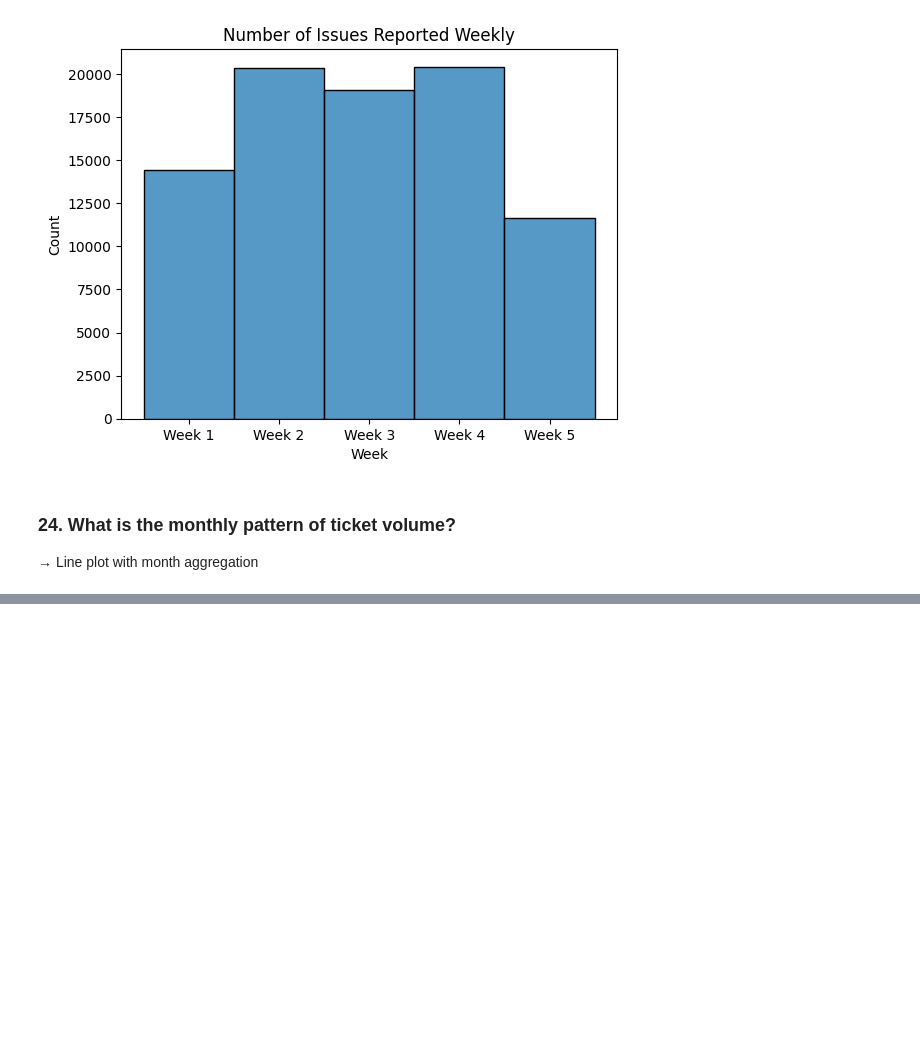
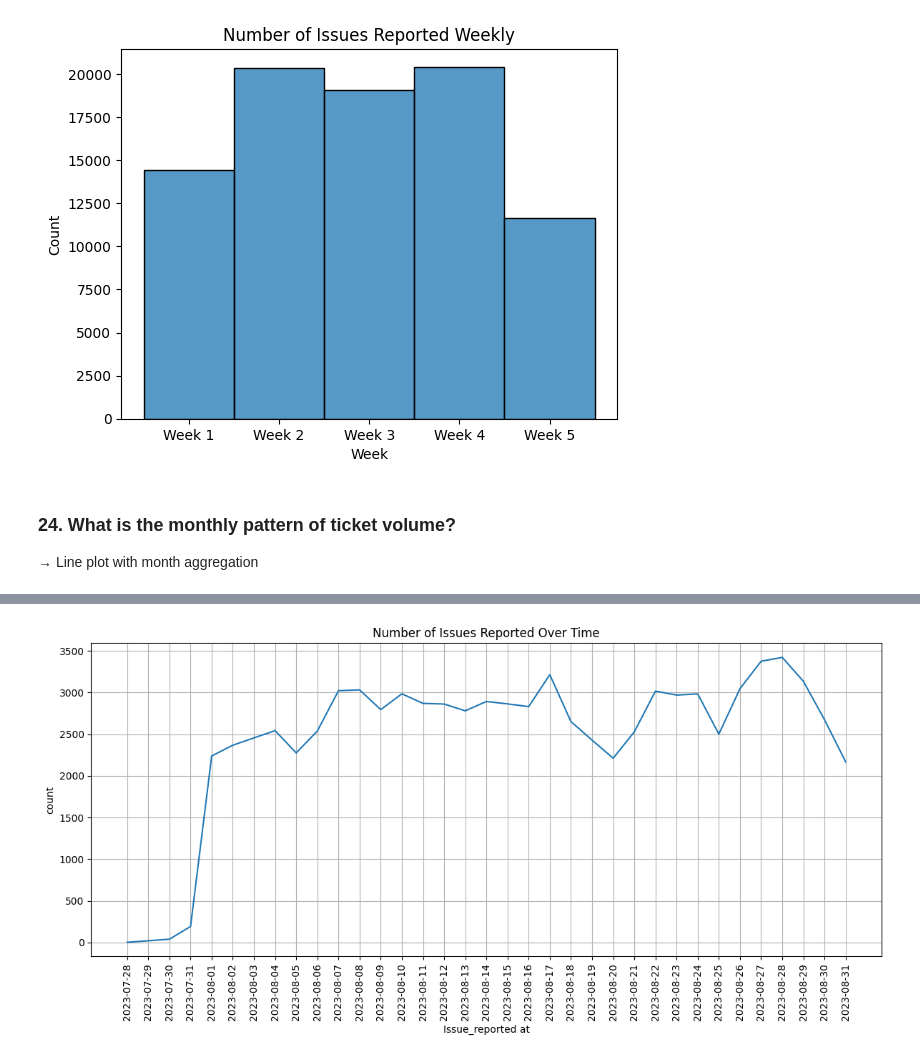
Before and after one commit to akashgardas/Data-Analysis, a Jupyter notebook: day10/seaborn/CustomerDataSet.ipynb, the cells around one changed output, grey strips where cells are left out. Cells and saved outputs as stored; diff of their text form; code cells hidden in the pictures; blank space fills up the shorter version.

```diff
--- a/day10/seaborn/CustomerDataSet.ipynb
+++ b/day10/seaborn/CustomerDataSet.ipynb
@@ -754,0 +802,5 @@ plt.show()
+# %%
+issues_reported = df.groupby(df['Issue_reported at'].dt.date)['Issue_reported at'].count()
+issues_reported_df = issues_reported.reset_index(name='count')
+# issues_reported_df.columns = ['Date', 'Count']
+issues_reported_df.head()
@@ -754,0 +814,10 @@ plt.show()
+# %%
+plt.figure(figsize=(12, 6))
+sns.lineplot(data=issues_reported_df, x='Issue_reported at', y='count')
+plt.title('Number of Issues Reported Over Time')
+plt.xticks(rotation=90, ticks=issues_reported_df['Issue_reported at'])
+plt.grid(True)
+plt.tight_layout()
+plt.show()
+# %% [output]
+[figure, added]
```
Also changed, not shown: parts of 16 cells of this notebook.
